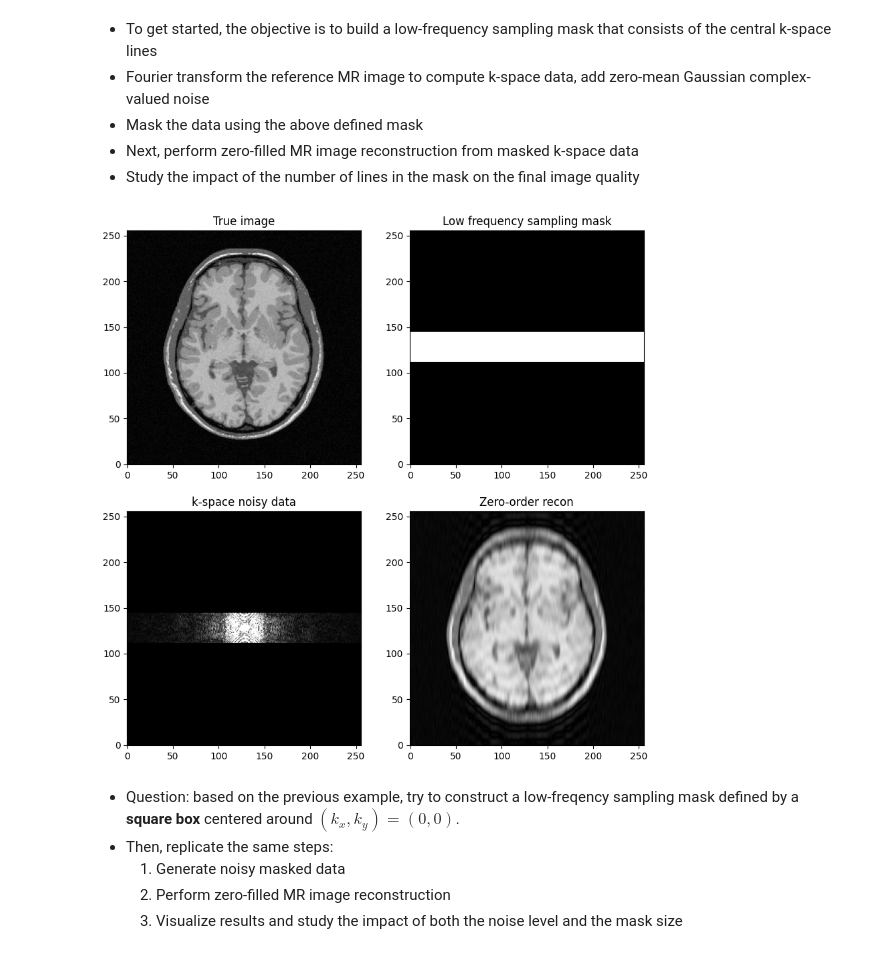
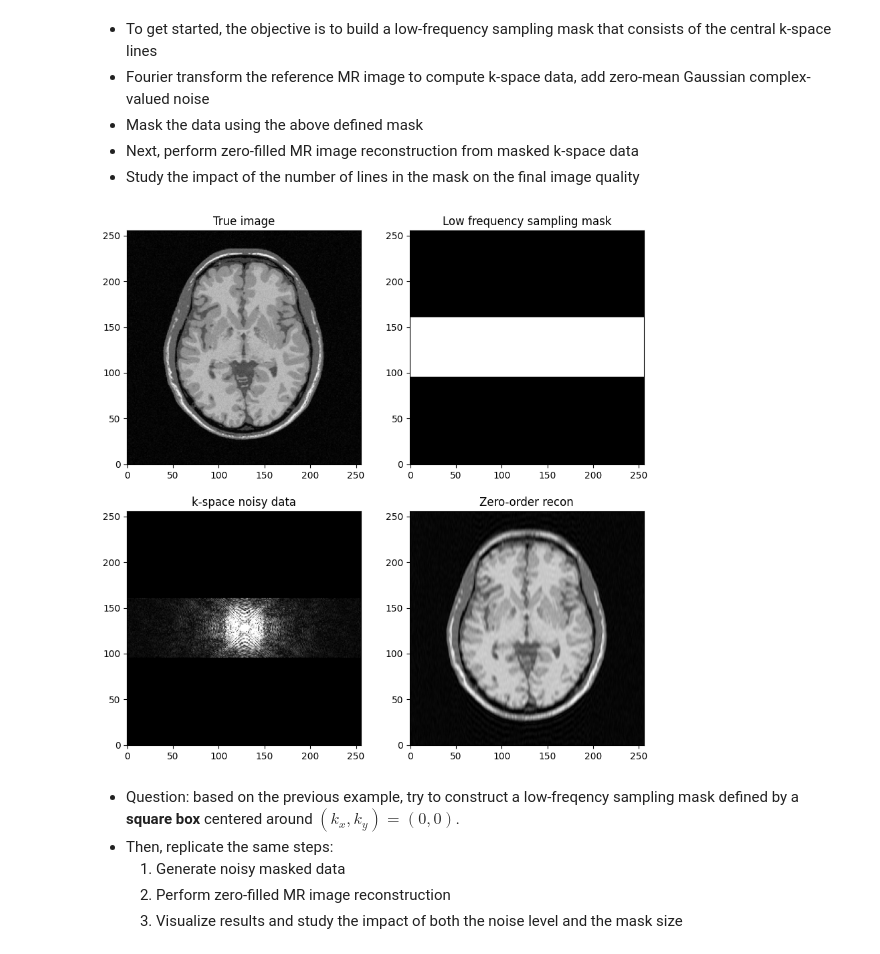
Before and after one commit to mind-inria/mri-acq-recon-book, a Jupyter notebook: src/01.LowFreq_HighFreq_Masks.ipynb, the cells around one changed output. Drawn from its saved outputs; the diff is of its cells as text; code cells hidden in the pictures.

```diff
--- a/src/01.LowFreq_HighFreq_Masks.ipynb
+++ b/src/01.LowFreq_HighFreq_Masks.ipynb
@@ -87,7 +88,7 @@ plt.show()
 #img_size = 512
 
 mask="low_res"
-factor_ctr = 8
+factor_ctr = 4
 
 #Objective: construct a k-space mask that consists of the central lines
 # 0 entries: points not sampled, 1 entries: points to be sampled
@@ -115,34 +116,34 @@ norm = "ortho"
 def fft(x):
     return np.fft.fft2(x, norm=norm)
 
 def ifft(x):
     return np.fft.ifft2(x, norm=norm)
 
 # Generate the kspace data: first Fourier transform the image
 kspace_data = np.fft.fftshift(fft(mri_img))
 #add Gaussian complex-valued random noise
 signoise = 10
 #kspace_data += np.random.randn(*mri_img.shape) * signoise * (1+1j)
 # Simulate independent noise realization on the real & imag parts
 kspace_data += (np.random.randn(*mri_img.shape) + 1j*np.random.randn(*mri_img.shape)) * signoise
 # Mask data to perform subsampling
 kspace_data *= kspace_masklines
 
 # Zero order solution
 image_rec0 = ifft(np.fft.ifftshift(kspace_data))            # get back to the convention
 
 fig, axs = plt.subplots(2, 2, figsize=(10, 10))
 axs[0, 0].imshow(mri_img)
 axs[0, 0].set_title("True image")
 axs[0, 1].imshow(kspace_masklines)
 axs[0, 1].set_title("Low frequency sampling mask")
 axs[1, 0].imshow(np.abs(kspace_data), vmax=0.01*np.abs(kspace_data).max())
 axs[1, 0].set_title("k-space noisy data")
 axs[1, 1].imshow(np.abs(image_rec0))
 axs[1, 1].set_title("Zero-order recon")
 plt.show()
 # %% [output]
-[figure, old version]
+[figure, new version]
 # %% [markdown]
 * Question: based on the previous example, try to construct a low-freqency sampling mask defined by a **square box** centered around $(k_x, k_y) = (0,0)$.
 * Then, replicate the same steps:
```
Also changed, not shown: parts of 3 cells of this notebook.
